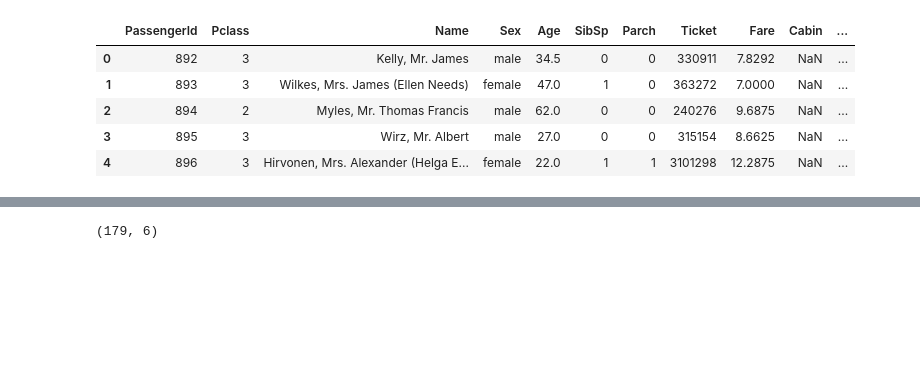
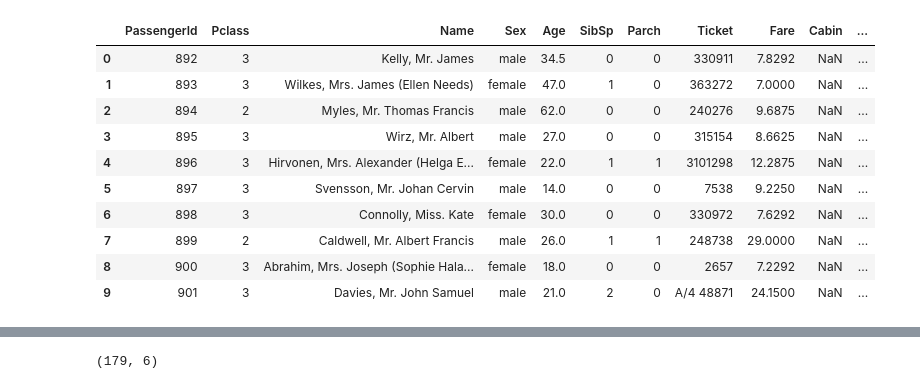
Before and after one commit to RUrlus/PointPredictionUncertainty, a Jupyter notebook: notebooks/titanic.ipynb, the cells around one changed output, grey strips where cells are left out. Saved outputs shown, nothing was run; the diff lists cells and outputs as text; code cells hidden in the pictures; blank space fills up the shorter version.

```diff
--- a/notebooks/titanic.ipynb
+++ b/notebooks/titanic.ipynb
@@ -39,13 +39,18 @@ train_data.head()
 | 3 | 4 | 1 | 1 | Futrelle, Mrs. Jacques Heath (Lil... | female | 35.0 | 1 | 0 | 113803 | 53.1000 | ... |
 | 4 | 5 | 0 | 3 | Allen, Mr. William Henry | male | 35.0 | 0 | 0 | 373450 | 8.0500 | ... |
 # %%
-test_data.head()
+test_data.head(10)
 # %% [output]
 |  | PassengerId | Pclass | Name | Sex | Age | SibSp | Parch | Ticket | Fare | Cabin | ... |
 | 0 | 892 | 3 | Kelly, Mr. James | male | 34.5 | 0 | 0 | 330911 | 7.8292 | NaN | ... |
 | 1 | 893 | 3 | Wilkes, Mrs. James (Ellen Needs) | female | 47.0 | 1 | 0 | 363272 | 7.0000 | NaN | ... |
 | 2 | 894 | 2 | Myles, Mr. Thomas Francis | male | 62.0 | 0 | 0 | 240276 | 9.6875 | NaN | ... |
 | 3 | 895 | 3 | Wirz, Mr. Albert | male | 27.0 | 0 | 0 | 315154 | 8.6625 | NaN | ... |
 | 4 | 896 | 3 | Hirvonen, Mrs. Alexander (Helga E... | female | 22.0 | 1 | 1 | 3101298 | 12.2875 | NaN | ... |
+| 5 | 897 | 3 | Svensson, Mr. Johan Cervin | male | 14.0 | 0 | 0 | 7538 | 9.2250 | NaN | ... |
+| 6 | 898 | 3 | Connolly, Miss. Kate | female | 30.0 | 0 | 0 | 330972 | 7.6292 | NaN | ... |
+| 7 | 899 | 2 | Caldwell, Mr. Albert Francis | male | 26.0 | 1 | 1 | 248738 | 29.0000 | NaN | ... |
+| 8 | 900 | 3 | Abrahim, Mrs. Joseph (Sophie Hala... | female | 18.0 | 0 | 0 | 2657 | 7.2292 | NaN | ... |
+| 9 | 901 | 3 | Davies, Mr. John Samuel | male | 21.0 | 2 | 0 | A/4 48871 | 24.1500 | NaN | ... |
 # %%
 full = pd.concat([train_data, test_data],axis=0)
```
Also changed, not shown: parts of 43 cells of this notebook.
